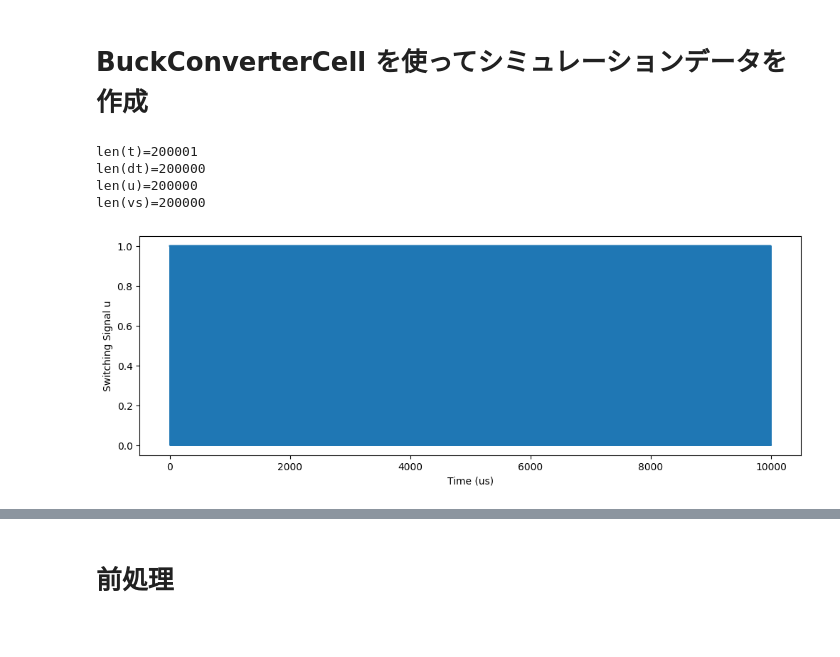
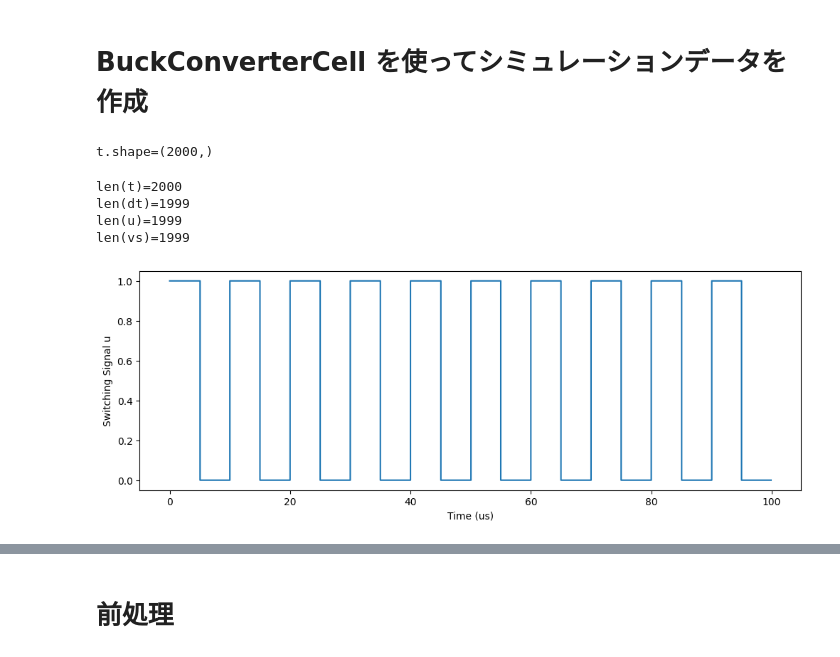
Before and after one commit to University-Laboratory/rnn-pann, a Jupyter notebook: notebooks/note17.ipynb, the cells around one changed output, grey strips where cells are left out. Saved outputs shown, nothing was run; the diff lists cells and outputs as text; code cells hidden in the pictures.

```diff
--- a/notebooks/note17.ipynb
+++ b/notebooks/note17.ipynb
@@ -22,12 +23,12 @@ torch.manual_seed(seed)
 torch.cuda.manual_seed(seed)
 # %%
 # 真値パラメータ（すべてのデータセットで共通）
-L_true: float = 2.76e-4
-C_true: float = 5.76e-8
-R_true: float = 5.26
+L_true: float = 223.6e-6
+C_true: float = 73.8e-6
+R_true: float = 5
 
 Vin: float = 10
-Vref: float = 6
+Vref: float = 5
 duty: float = Vref / Vin
 f_sw: float = 1e5  # スイッチング周波数
 T: float = 1 / f_sw  # 1周期の実時間
@@ -47,8 +48,8 @@ C_init = 100e-6
 R_init = 8.0
 
 # 異なるパラメータに異なる学習率を設定
-lr_L = 1e-2
-lr_C = 5e-2
+lr_L = 5e-2
+lr_C = 1e-2
 lr_R = 2e-2
 
 epochs = 1000
@@ -137,32 +138,50 @@ model_graph.visual_graph.render(
 'tmp/model_graph_torchview.png'
 # %% [markdown]
 # BuckConverterCell を使ってシミュレーションデータを作成
+# %%
+t_raw, iL_raw, vC_raw = load_data(
+    path="../data/buck_sim_Vin10.0_Vref5.0_fs100000.0_ppc1000_cyc1000/buck_sim_Vin10.0_Vref5.0_fs100000.csv",
+    skiprows=0,
+    downsample_step=1,  # ダウンスケールしない
+    T=T,
+    cycles=10,
+    start_time_offset=0,
+    time_label="t",
+    iL_label="iL",
+    vC_label="vC",
+)
+downsample_step = len(t_raw) // (points_per_cycle * 10)
+t: np.ndarray = t_raw[::downsample_step]
+iL: torch.Tensor = torch.tensor(iL_raw[::downsample_step], dtype=torch.float32)
+vC: torch.Tensor = torch.tensor(vC_raw[::downsample_step], dtype=torch.float32)
+print(f"{t.shape=}")
+# %% [output]
+t.shape=(2000,)
 # %%
-t: np.ndarray = np.linspace(0, cycles * T, cycles * points_per_cycle + 1)
 dt: np.ndarray = np.diff(t)
 
 # スイッチング信号
 duty_phase = (t[:-1] % T) / T
 u = (duty_phase < duty).astype(int)
 
 # 入力電圧
 vs = np.ones(len(t) - 1) * Vin
 
 print(f"{len(t)=}")
 print(f"{len(dt)=}")
 print(f"{len(u)=}")
 print(f"{len(vs)=}")
 
 # プロット
 plt.figure(figsize=(12, 4))
 plt.step(t[:-1] * 1e6, u, where="post")
 plt.xlabel("Time (us)")
 plt.ylabel("Switching Signal u")
 plt.show()
 # %% [output]
-len(t)=200001
-len(dt)=200000
-len(u)=200000
-len(vs)=200000
+len(t)=2000
+len(dt)=1999
+len(u)=1999
+len(vs)=1999
-[figure, old version]
+[figure, new version]
 # %%
```
Also changed, not shown: parts of 13 cells of this notebook, 1 other file.
